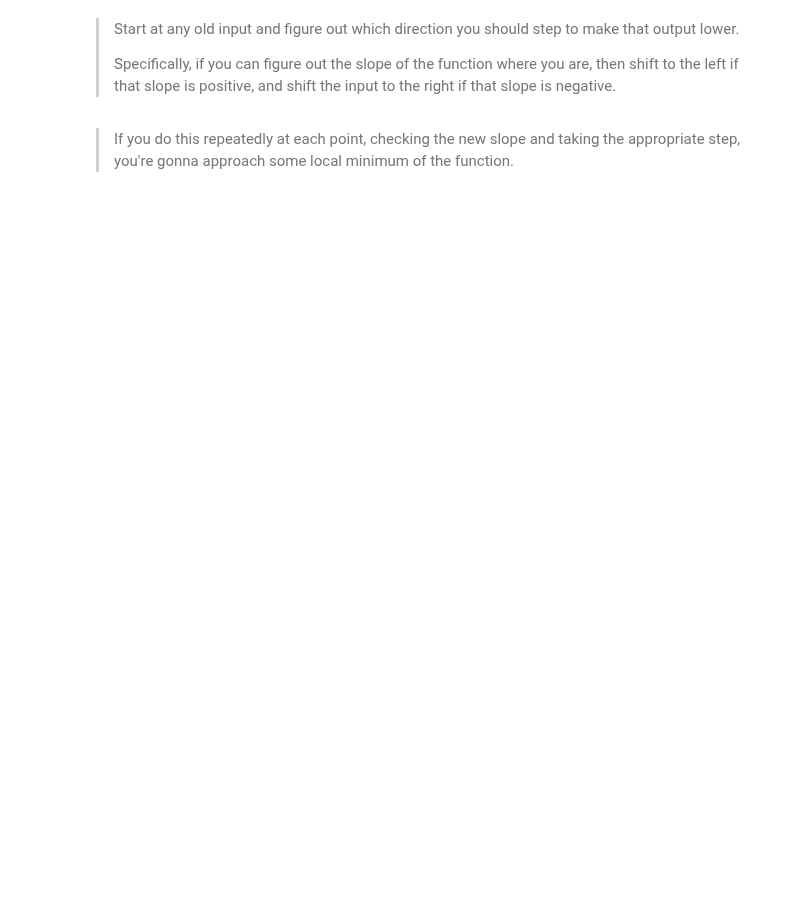
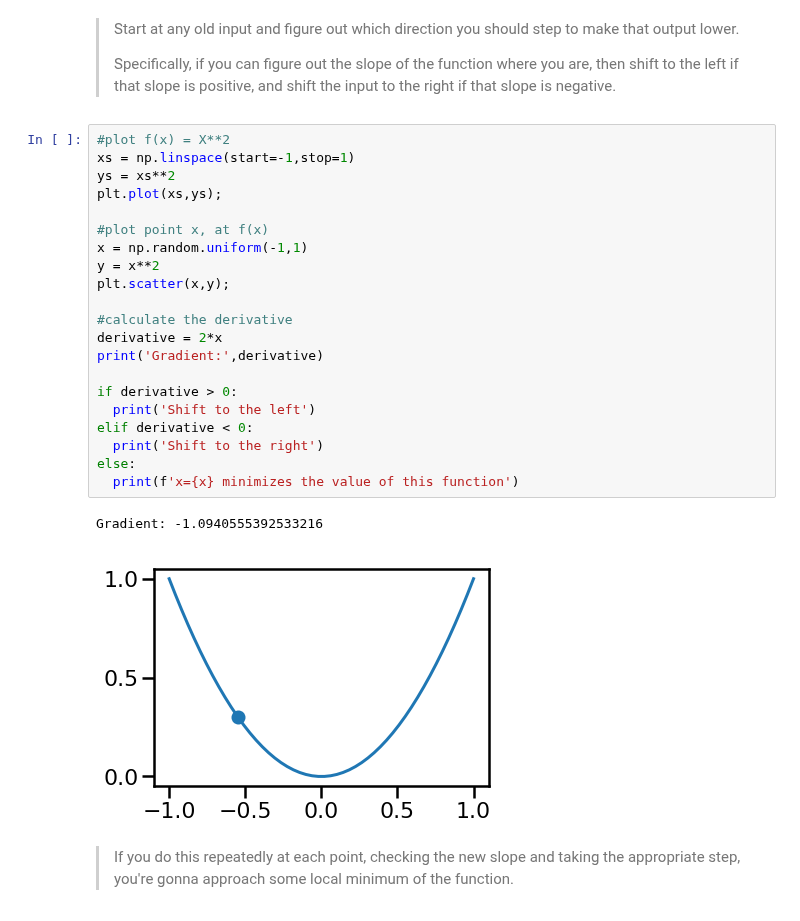
Before and after one commit to LambdaSchool/DS-Unit-2-Sprint-4-Practicing-Understanding, a Jupyter notebook: module4-gradient-descent/LS_DS_244_Gradient_Descent.ipynb, the cells around one changed output. Saved outputs shown, nothing was run; the diff lists cells and outputs as text; blank space fills up the shorter version.

```diff
--- a/module4-gradient-descent/LS_DS_244_Gradient_Descent.ipynb
+++ b/module4-gradient-descent/LS_DS_244_Gradient_Descent.ipynb
@@ -64,5 +89,29 @@ Let's plot a function like that: $f(x) = x^2$
 > Start at any old input and figure out which direction you should step to make that output lower.
 >
 > Specifically, if you can figure out the slope of the function where you are, then shift to the left if that slope is positive, and shift the input to the right if that slope is negative.
+# %%
+#plot f(x) = X**2
+xs = np.linspace(start=-1,stop=1)
+ys = xs**2
+plt.plot(xs,ys);
+
+#plot point x, at f(x)
+x = np.random.uniform(-1,1)
+y = x**2
+plt.scatter(x,y);
+
+#calculate the derivative
+derivative = 2*x
+print('Gradient:',derivative)
+
+if derivative > 0:
+  print('Shift to the left')
+elif derivative < 0:
+  print('Shift to the right')
+else:
+  print(f'x={x} minimizes the value of this function')
+# %% [output]
+Gradient: -1.0940555392533216
+[figure, added]
 # %% [markdown]
 > If you do this repeatedly at each point, checking the new slope and taking the appropriate step, you're gonna approach some local minimum of the function.
```
Also changed, not shown: parts of 9 cells of this notebook.
